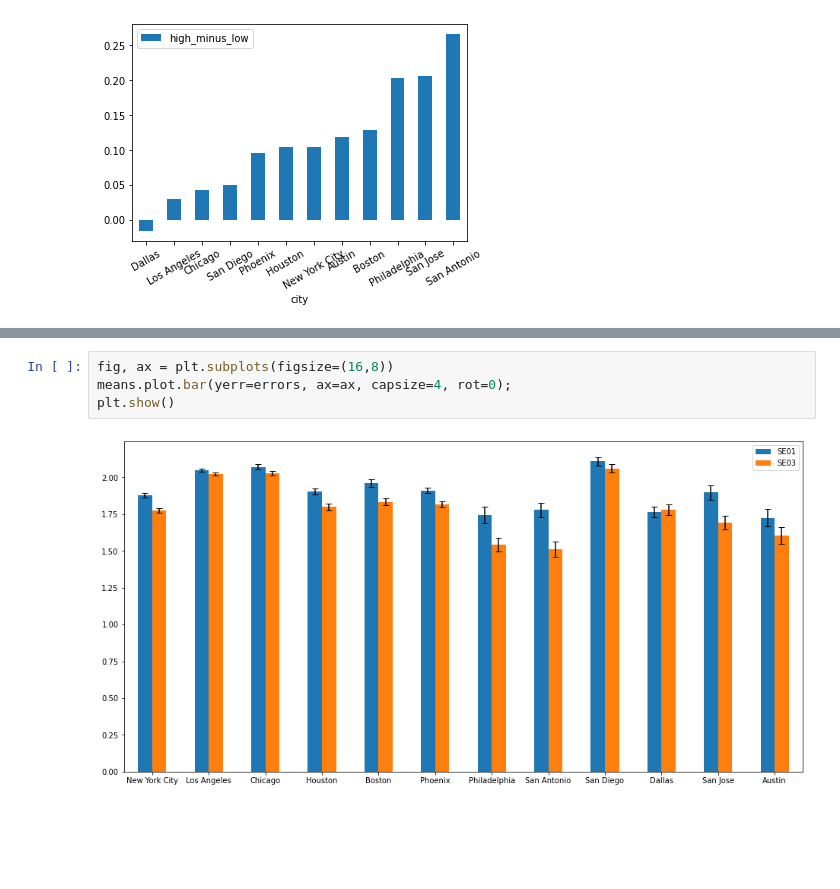
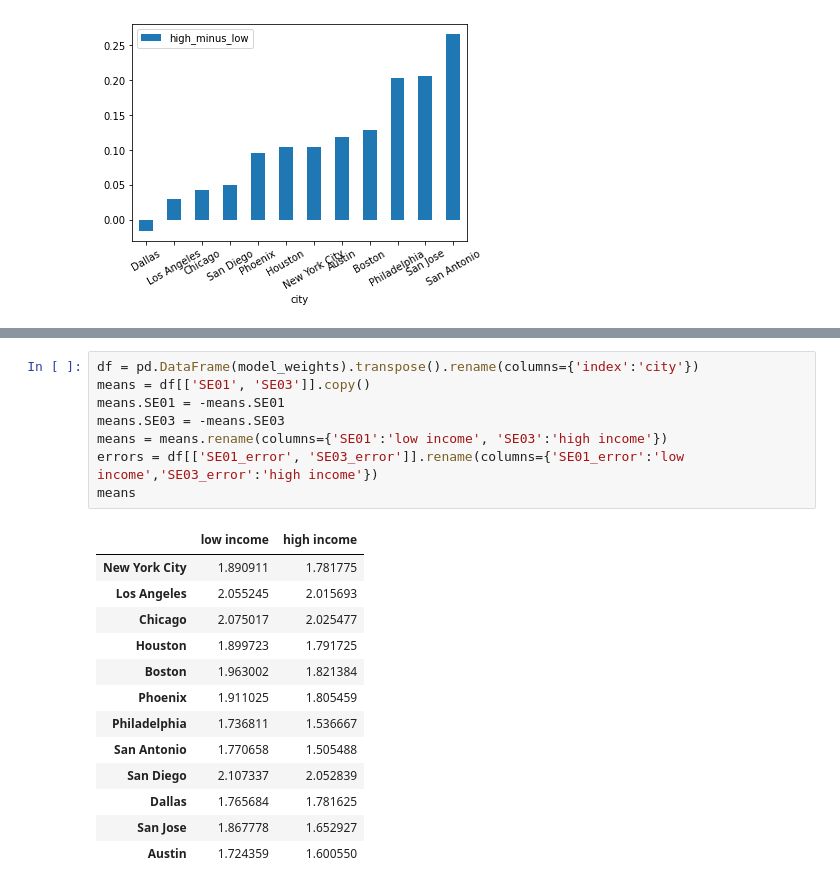
Before and after one commit to yuribogomolov/sttn, a Jupyter notebook: notebooks/YSC 2021.ipynb, the cells around one changed output, grey strips where cells are left out. Drawn from its saved outputs; the diff is of its cells as text; blank space fills up the shorter version.

```diff
--- a/notebooks/YSC 2021.ipynb
+++ b/notebooks/YSC 2021.ipynb
@@ -167,6 +139,22 @@ df
-# %%
-fig, ax = plt.subplots(figsize=(16,8))
-means.plot.bar(yerr=errors, ax=ax, capsize=4, rot=0);
-plt.show()
-# %% [output]
-[figure, removed]
+# %%
+df = pd.DataFrame(model_weights).transpose().rename(columns={'index':'city'})
+means = df[['SE01', 'SE03']].copy()
+means.SE01 = -means.SE01
+means.SE03 = -means.SE03
+means = means.rename(columns={'SE01':'low income', 'SE03':'high income'})
+errors = df[['SE01_error', 'SE03_error']].rename(columns={'SE01_error':'low income','SE03_error':'high income'})
+means
+# %% [output]
+|  | low income | high income |
+| New York City | 1.890911 | 1.781775 |
+| Los Angeles | 2.055245 | 2.015693 |
+| Chicago | 2.075017 | 2.025477 |
+| Houston | 1.899723 | 1.791725 |
+| Boston | 1.963002 | 1.821384 |
+| Phoenix | 1.911025 | 1.805459 |
+| Philadelphia | 1.736811 | 1.536667 |
+| San Antonio | 1.770658 | 1.505488 |
+| San Diego | 2.107337 | 2.052839 |
+| Dallas | 1.765684 | 1.781625 |
+| San Jose | 1.867778 | 1.652927 |
+| Austin | 1.724359 | 1.600550 |
```
Also changed, not shown: parts of 5 cells of this notebook.
